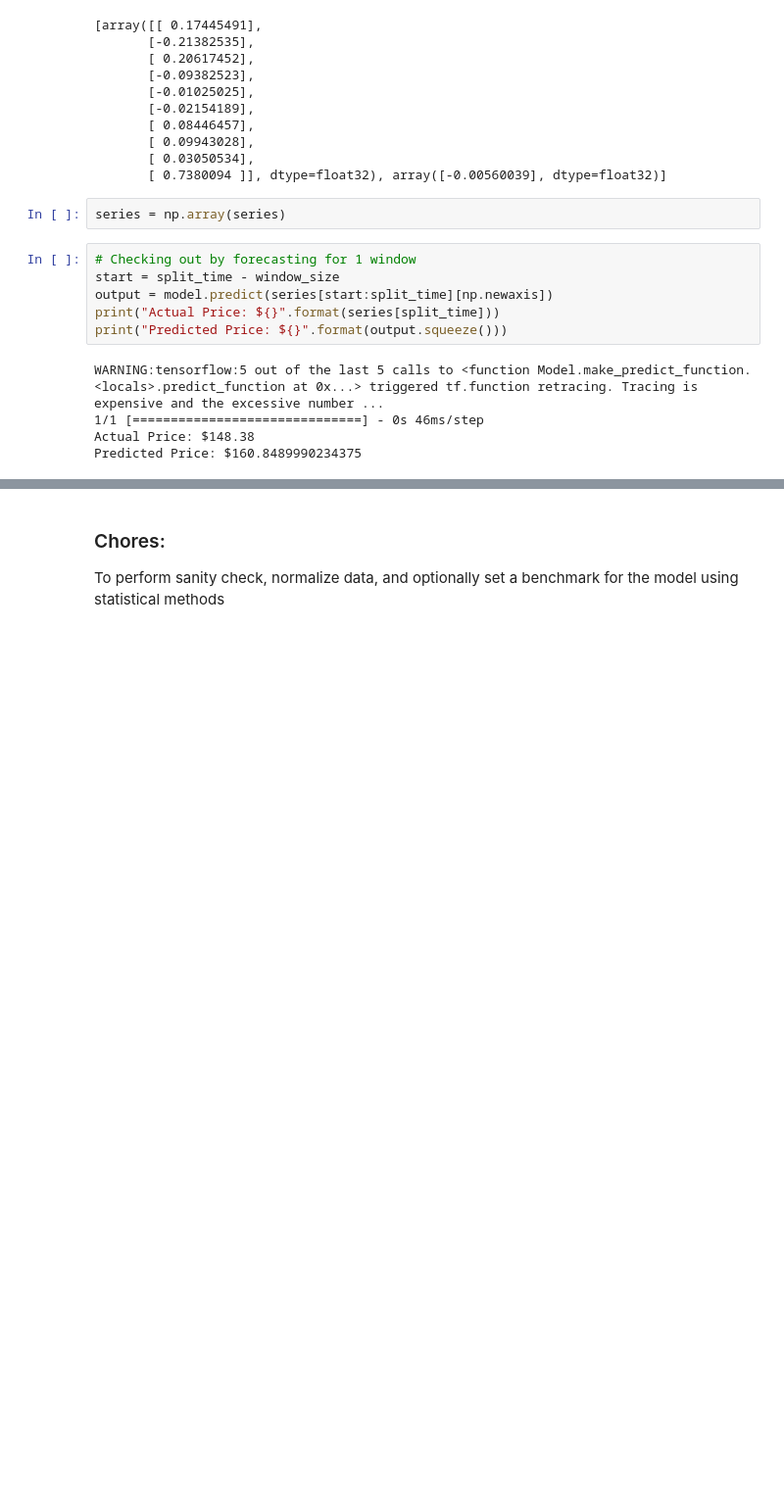
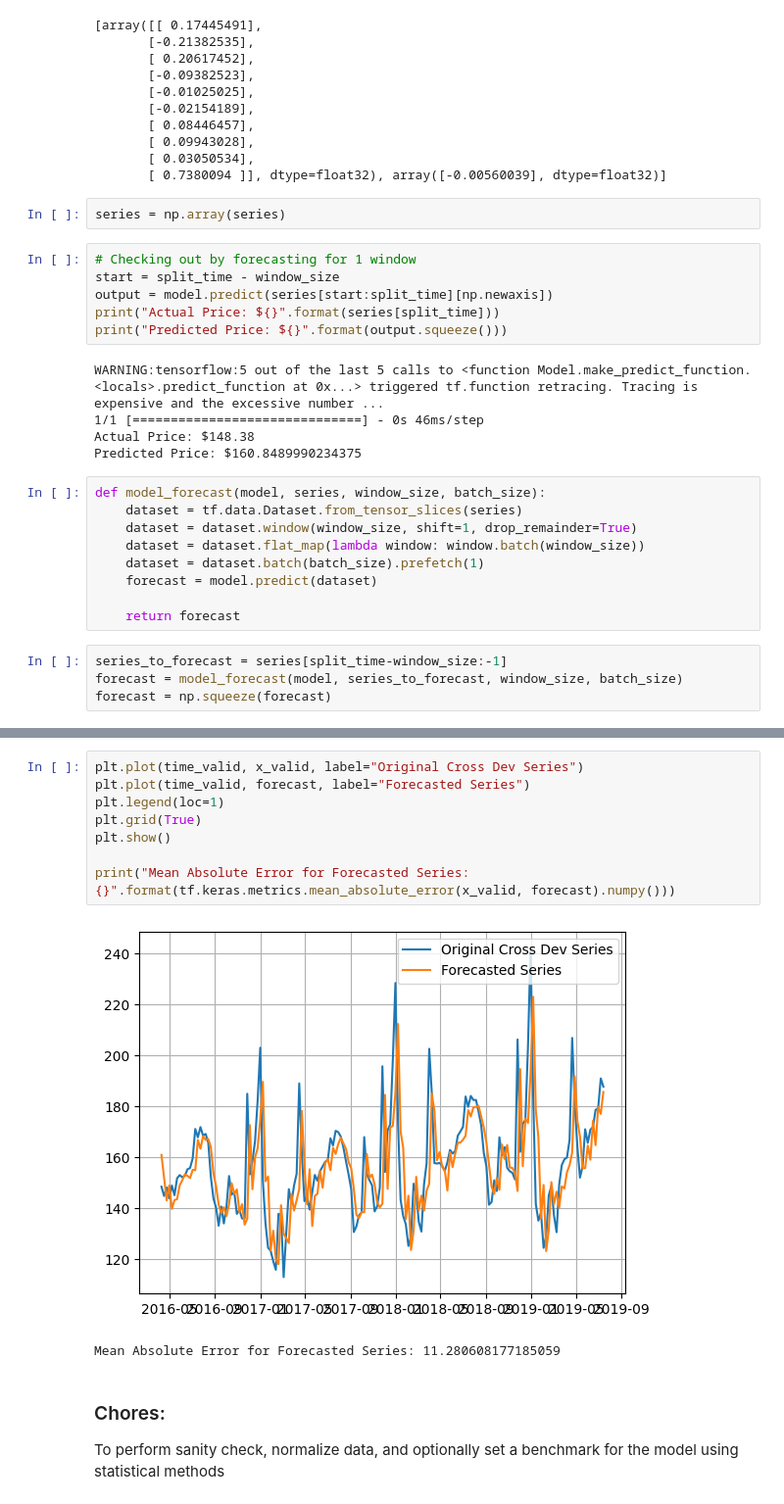
Before and after one commit to Yug-Oswal/Broadway-LionKing-Analysis, a Jupyter notebook: sequence-model.ipynb, the cells around one changed output, grey strips where cells are left out. Shown at 98% size. Drawn from its saved outputs; the diff is of its cells as text; blank space fills up the shorter version.

Commit message:
feat: MAE benchmark for LinReg on valid set

```diff
--- a/sequence-model.ipynb
+++ b/sequence-model.ipynb
@@ -246,3 +246,16 @@ WARNING:tensorflow:5 out of the last 5 calls to <function Model.make_predict_fun
 1/1 [==============================] - 0s 46ms/step
 Actual Price: $148.38
 Predicted Price: $160.8489990234375
+# %%
+def model_forecast(model, series, window_size, batch_size):
+    dataset = tf.data.Dataset.from_tensor_slices(series)
+    dataset = dataset.window(window_size, shift=1, drop_remainder=True)
+    dataset = dataset.flat_map(lambda window: window.batch(window_size))
+    dataset = dataset.batch(batch_size).prefetch(1)
+    forecast = model.predict(dataset)
+
+    return forecast
+# %%
+series_to_forecast = series[split_time-window_size:-1]
+forecast = model_forecast(model, series_to_forecast, window_size, batch_size)
+forecast = np.squeeze(forecast)
@@ -249,3 +264,14 @@ Predicted Price: $160.8489990234375
+# %%
+plt.plot(time_valid, x_valid, label="Original Cross Dev Series")
+plt.plot(time_valid, forecast, label="Forecasted Series")
+plt.legend(loc=1)
+plt.grid(True)
+plt.show()
+
+print("Mean Absolute Error for Forecasted Series: {}".format(tf.keras.metrics.mean_absolute_error(x_valid, forecast).numpy()))
+# %% [output]
+[figure, added]
+Mean Absolute Error for Forecasted Series: 11.280608177185059
 # %% [markdown]
 ### Chores:
 To perform sanity check, normalize data, and optionally set a benchmark for the model using statistical methods
```
Also changed, not shown: parts of 1 cell of this notebook.
